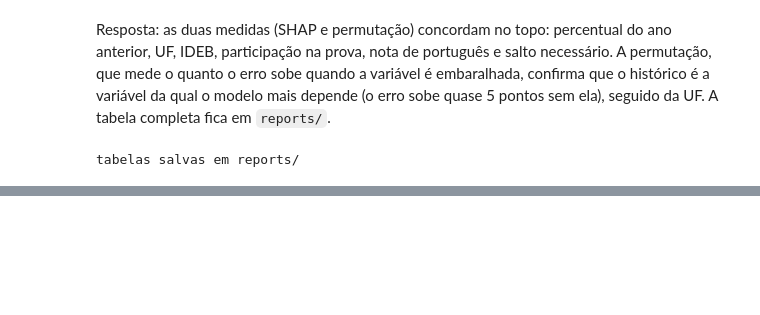
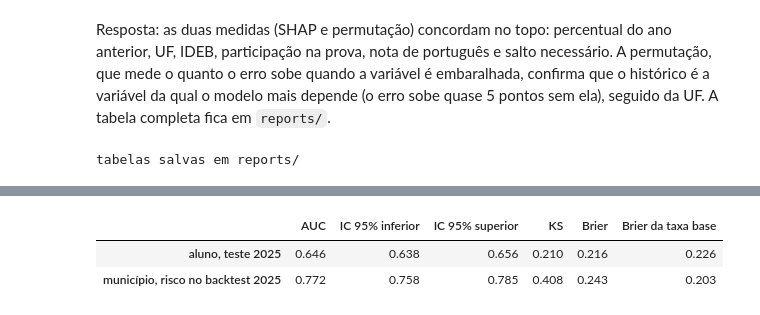
Before and after one commit to guillecosme/fiap-ai-scientist-tech-challenge-fase-03, a Jupyter notebook: notebooks/06_interpretabilidade_e_aplicacao.ipynb, the cells around one changed output, grey strips where cells are left out. Saved outputs shown, nothing was run; the diff lists cells and outputs as text; code cells hidden in the pictures; blank space fills up the shorter version.

```diff
--- a/notebooks/06_interpretabilidade_e_aplicacao.ipynb
+++ b/notebooks/06_interpretabilidade_e_aplicacao.ipynb
@@ -399,0 +407,24 @@ tabelas salvas em reports/
+# %%
+from sklearn.metrics import roc_auc_score
+from src.evaluation.metricas import brier, curva_calibracao, ic_bootstrap, ks, risco_de_nao_atingir
+
+pred_aluno = pd.read_parquet("models/modelo_aluno_pred_2025.parquet")
+bt = pd.read_parquet("models/modelo_municipio_backtest_2025.parquet")
+oof_mun = pd.read_parquet("models/modelo_municipio_oof.parquet")
+y_a, p_a, w_a = pred_aluno["alfabetizado"].values, pred_aluno["proba"].values, pred_aluno["peso"].values
+y_m = (1 - bt["atingiu_meta_t"]).values  # classe de interesse: não atingiu a meta
+p_m = bt["risco"].values
+
+ic_aluno = ic_bootstrap(y_a, p_a, pred_aluno["id_municipio"].values, roc_auc_score, n_reamostras=100, sample_weight=w_a, seed=SEED)
+ic_mun = ic_bootstrap(y_m, p_m, bt["id_municipio"].values, roc_auc_score, n_reamostras=500, seed=SEED)
+taxa_a, taxa_m = np.average(y_a, weights=w_a), y_m.mean()
+incerteza = pd.DataFrame({
+    "aluno, teste 2025": {"AUC": ic_aluno["estimativa"], "IC 95% inferior": ic_aluno["ic_inferior"], "IC 95% superior": ic_aluno["ic_superior"], "KS": ks(y_a, p_a, w_a), "Brier": brier(y_a, p_a, w_a), "Brier da taxa base": taxa_a * (1 - taxa_a)},
+    "município, risco no backtest 2025": {"AUC": ic_mun["estimativa"], "IC 95% inferior": ic_mun["ic_inferior"], "IC 95% superior": ic_mun["ic_superior"], "KS": ks(y_m, p_m), "Brier": brier(y_m, p_m), "Brier da taxa base": taxa_m * (1 - taxa_m)},
+}).T
+incerteza.round(4).to_csv("reports/intervalos_confianca.csv")
+incerteza.round(3)
+# %% [output]
+|  | AUC | IC 95% inferior | IC 95% superior | KS | Brier | Brier da taxa base |
+| aluno, teste 2025 | 0.646 | 0.638 | 0.656 | 0.210 | 0.216 | 0.226 |
+| município, risco no backtest 2025 | 0.772 | 0.758 | 0.785 | 0.408 | 0.243 | 0.203 |
```
Also changed, not shown: parts of 8 cells of this notebook, 5 other files.
